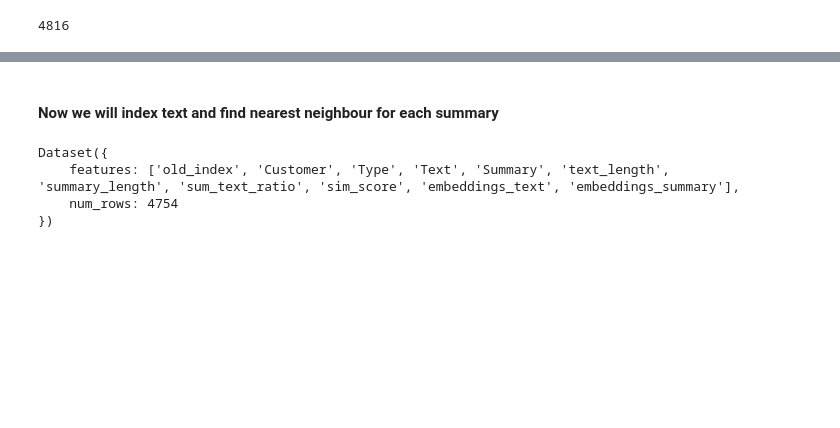
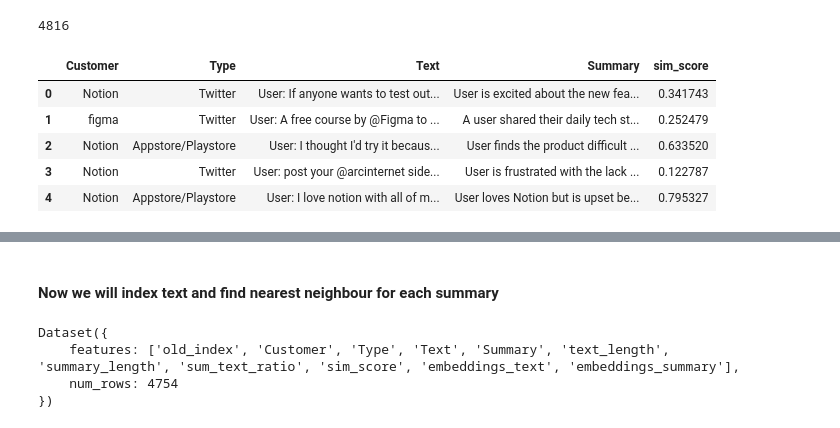
Before and after one commit to VirajBagal/enterpret_summarizer, a Jupyter notebook: code/eda.ipynb, the cells around one changed output, grey strips where cells are left out. Drawn from its saved outputs; the diff is of its cells as text; code cells hidden in the pictures; blank space fills up the shorter version.

```diff
--- a/code/eda.ipynb
+++ b/code/eda.ipynb
@@ -526,3 +518,13 @@ df_with_NN.to_csv("common_ann_data_with_logic_sim_scores.csv")
+# %%
+data = pd.read_csv("common_ann_data_summary_matched_sim_scores.csv")
+data.head()
+# %% [output]
+|  | Customer | Type | Text | Summary | sim_score |
+| 0 | Notion | Twitter | User: If anyone wants to test out... | User is excited about the new fea... | 0.341743 |
+| 1 | figma | Twitter | User: A free course by @Figma to ... | A user shared their daily tech st... | 0.252479 |
+| 2 | Notion | Appstore/Playstore | User: I thought I'd try it becaus... | User finds the product difficult ... | 0.633520 |
+| 3 | Notion | Twitter | User: post your @arcinternet side... | User is frustrated with the lack ... | 0.122787 |
+| 4 | Notion | Appstore/Playstore | User: I love notion with all of m... | User loves Notion but is upset be... | 0.795327 |
 # %%
 # preprocess text to remove strict_links and emojis.
 # Don't remove @ and # because the user might have tweeted as: Good feature by @Enterpret, @Notion always crash. Here without mentions, it would be impossible to know the good review is for which product and the bad review for which
```
Also changed, not shown: parts of 22 cells of this notebook, 14 other files.
